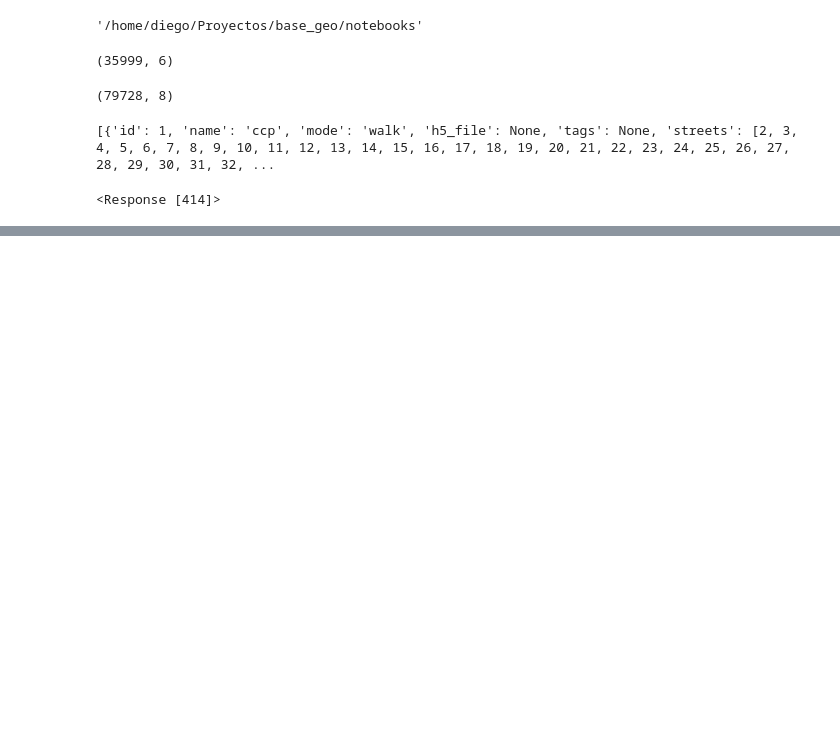
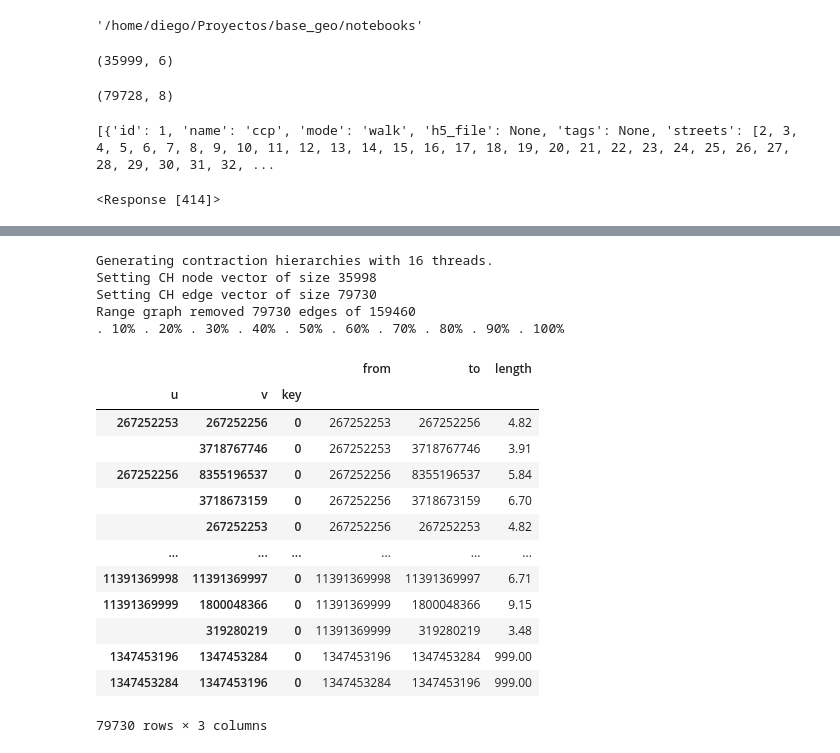
Before and after one commit to diegoalrv/clbb-apio, a Jupyter notebook: notebooks/road_network.ipynb, the cells around one changed output, grey strips where cells are left out. Drawn from its saved outputs; the diff is of its cells as text; code cells hidden in the pictures; blank space fills up the shorter version.

```diff
--- a/notebooks/road_network.ipynb
+++ b/notebooks/road_network.ipynb
@@ -137,0 +142,25 @@ mapa
+# %%
+network = pdna.Network.from_hdf5('/app/assets/streets/3.h5')
+# %% [output]
+Generating contraction hierarchies with 16 threads.
+Setting CH node vector of size 35998
+Setting CH edge vector of size 79730
+Range graph removed 79730 edges of 159460
+. 10% . 20% . 30% . 40% . 50% . 60% . 70% . 80% . 90% . 100%
+# %%
+network.edges_df
+# %% [output]
+|  |  |  | from | to | length |
+| u | v | key |  |  |  |
+| 267252253 | 267252256 | 0 | 267252253 | 267252256 | 4.82 |
+|  | 3718767746 | 0 | 267252253 | 3718767746 | 3.91 |
+| 267252256 | 8355196537 | 0 | 267252256 | 8355196537 | 5.84 |
+|  | 3718673159 | 0 | 267252256 | 3718673159 | 6.70 |
+|  | 267252253 | 0 | 267252256 | 267252253 | 4.82 |
+| ... | ... | ... | ... | ... | ... |
+| 11391369998 | 11391369997 | 0 | 11391369998 | 11391369997 | 6.71 |
+| 11391369999 | 1800048366 | 0 | 11391369999 | 1800048366 | 9.15 |
+|  | 319280219 | 0 | 11391369999 | 319280219 | 3.48 |
+| 1347453196 | 1347453284 | 0 | 1347453196 | 1347453284 | 999.00 |
+| 1347453284 | 1347453196 | 0 | 1347453284 | 1347453196 | 999.00 |
+79730 rows × 3 columns
```
Also changed, not shown: parts of 18 cells of this notebook, 6 other files.
